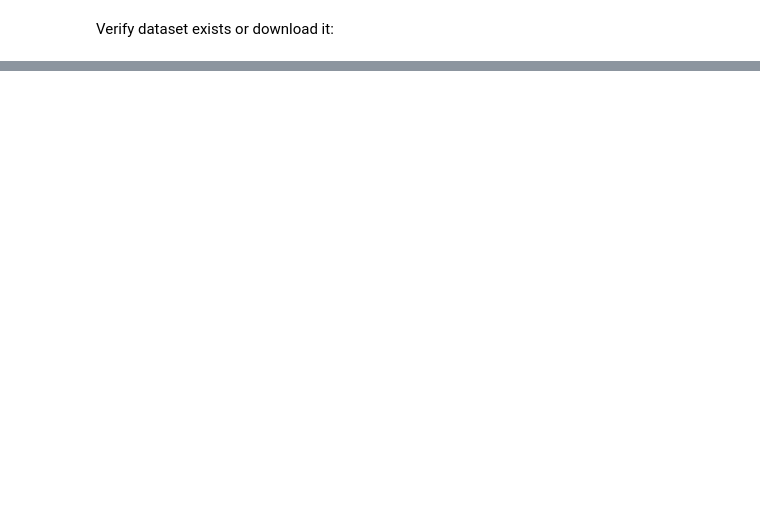
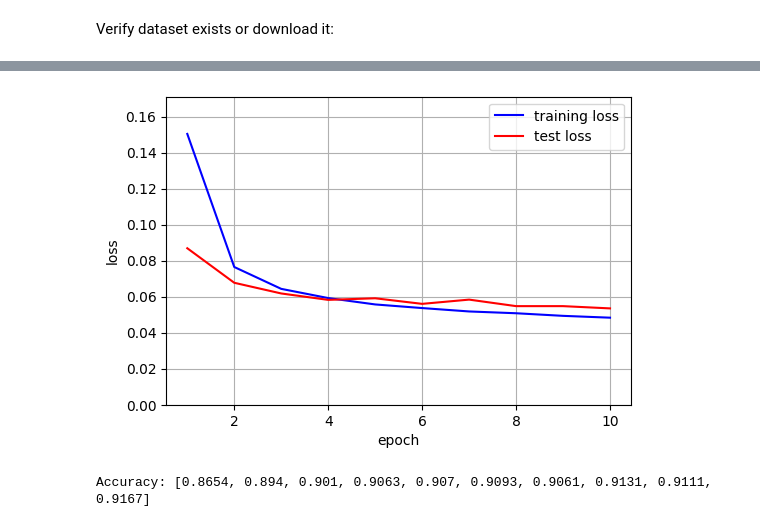
Before and after one commit to jeremy-dolan/neural-net-from-scratch, a Jupyter notebook: mlp_demo_interactive_digit_classifier.ipynb, the cells around one changed output, grey strips where cells are left out. Cells and saved outputs as stored; diff of their text form; code cells hidden in the pictures; blank space fills up the shorter version.

```diff
--- a/mlp_demo_interactive_digit_classifier.ipynb
+++ b/mlp_demo_interactive_digit_classifier.ipynb
@@ -274,0 +237,9 @@ loss=0.169
+# %%
+from mlp_framework_vanilla import *
+
+inputs = 784         # pixel values
+layer_1_nodes = 10   # fc layer 1
+layer_2_nodes = 10   # fc layer 2
+output_nodes = 10    # classification categories
+
+mnist_net = Net(inputs, [layer_1_nodes, layer_2_nodes, output_nodes], [sigmoid]*3, loss_fx=log_loss)
@@ -274,0 +248,4 @@ loss=0.169
+# %%
+training_result = mnist_net.train(training_data, epochs=10, learning_rate=0.35,
+                          batch_size=32, batch_progress_every=0,
+                          test_every=1, test_data=test_data)
@@ -274,0 +263,19 @@ loss=0.169
+# %%
+def plot_loss(training_loss, test_loss):
+    plt.figure(figsize=(6,4))
+    plt.xlabel('epoch')
+    plt.ylabel('loss')
+    epochs = range(1, len(training_loss)+1)
+    plt.plot(epochs, training_loss, color="blue", label="training loss")
+    plt.plot(epochs, test_loss, color="red", label="test loss")
+    # ensure y-axis starts from 0 even when training goes bad, while keeping auto-scaled value for peak
+    plt.ylim(bottom=0, top=plt.ylim()[1]*1.1)
+    plt.legend()
+    plt.grid(True)
+    plt.show()
+
+plot_loss(training_result["training_loss"], training_result["test_loss"])
+print('Accuracy:', training_result["test_accuracy"])
+# %% [output]
+[figure, added]
+Accuracy: [0.8654, 0.894, 0.901, 0.9063, 0.907, 0.9093, 0.9061, 0.9131, 0.9111, 0.9167]
```
Also changed, not shown: parts of 25 cells of this notebook, 2 other files.
